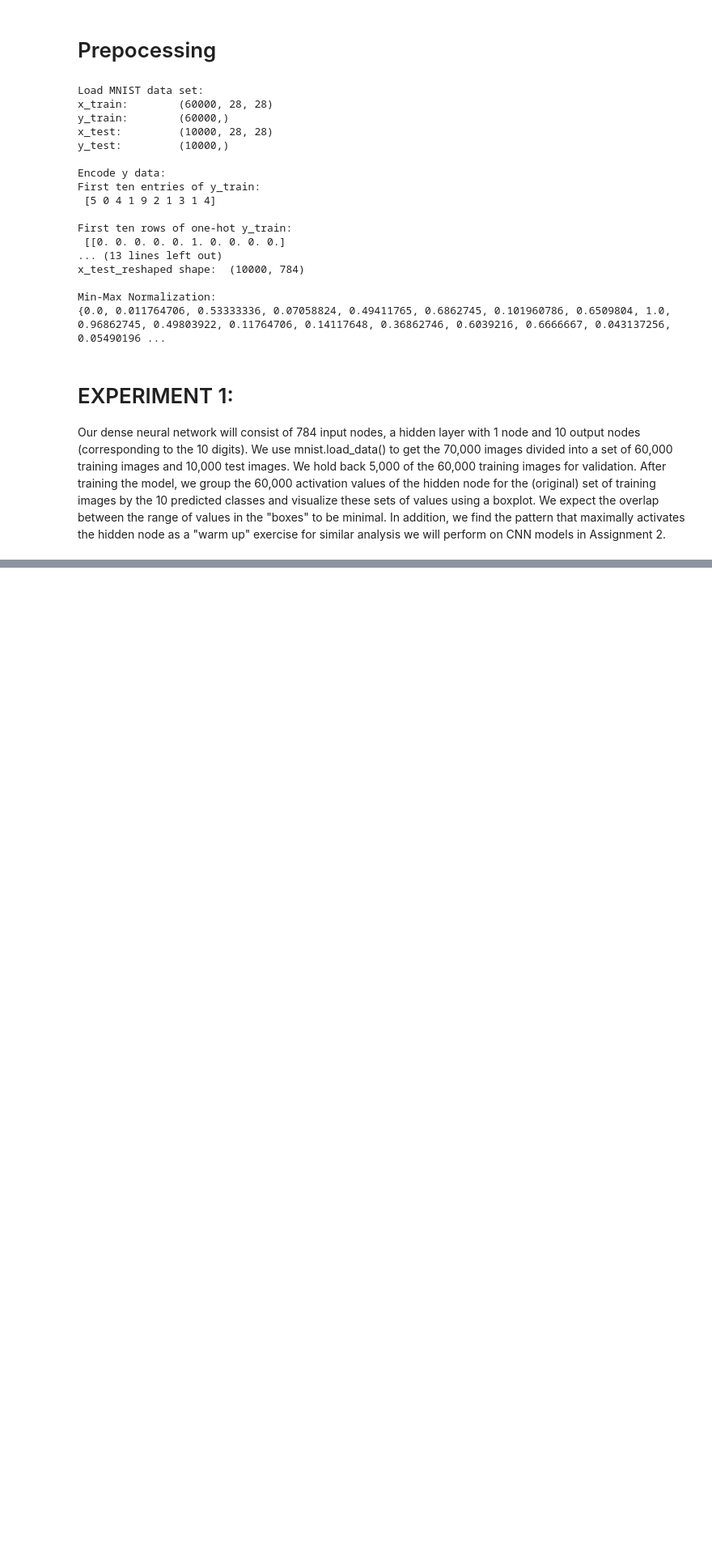
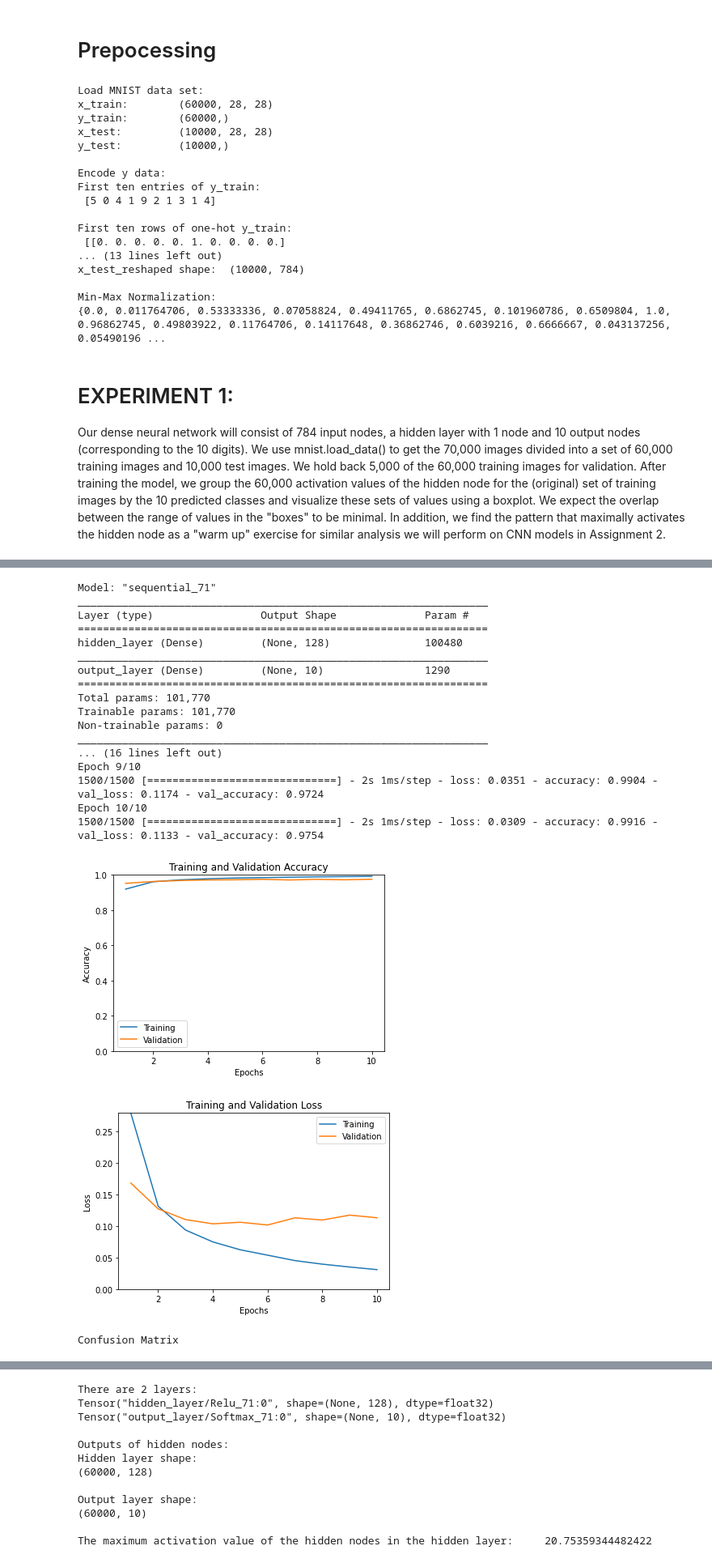
Before and after one commit to fhebal/msds, a Jupyter notebook: msds-458/Assignment #1 MNIST_NeuralNetwork_FHEBAL.ipynb, the cells around one changed output, grey strips where cells are left out. Shown at 81% size. Drawn from its saved outputs; the diff is of its cells as text; code cells hidden in the pictures; blank space fills up the shorter version.

```diff
--- a/msds-458/Assignment #1 MNIST_NeuralNetwork_FHEBAL.ipynb
+++ b/msds-458/Assignment #1 MNIST_NeuralNetwork_FHEBAL.ipynb
@@ -251,0 +298,23 @@ In experiment #1 a dense neural network consisting of 784 input nodes, a hidden
+# %%
+run_experiment(hidden_layer_units=128, x=x_train_norm)
+# %% [output]
+Model: "sequential_71"
+_________________________________________________________________
+Layer (type)                 Output Shape              Param #
+=================================================================
+hidden_layer (Dense)         (None, 128)               100480
+_________________________________________________________________
+output_layer (Dense)         (None, 10)                1290
+=================================================================
+Total params: 101,770
+Trainable params: 101,770
+Non-trainable params: 0
+_________________________________________________________________
+... (16 lines left out)
+Epoch 9/10
+1500/1500 [==============================] - 2s 1ms/step - loss: 0.0351 - accuracy: 0.9904 - val_loss: 0.1174 - val_accuracy: 0.9724
+Epoch 10/10
+1500/1500 [==============================] - 2s 1ms/step - loss: 0.0309 - accuracy: 0.9916 - val_loss: 0.1133 - val_accuracy: 0.9754
+[figure, added]
+[figure, added]
+Confusion Matrix
@@ -251,0 +322,12 @@ In experiment #1 a dense neural network consisting of 784 input nodes, a hidden
+There are 2 layers:
+Tensor("hidden_layer/Relu_71:0", shape=(None, 128), dtype=float32)
+Tensor("output_layer/Softmax_71:0", shape=(None, 10), dtype=float32)
+
+Outputs of hidden nodes:
+Hidden layer shape:
+(60000, 128)
+
+Output layer shape:
+(60000, 10)
+
+The maximum activation value of the hidden nodes in the hidden layer:     20.75359344482422
```
Also changed, not shown: parts of 22 cells of this notebook.
